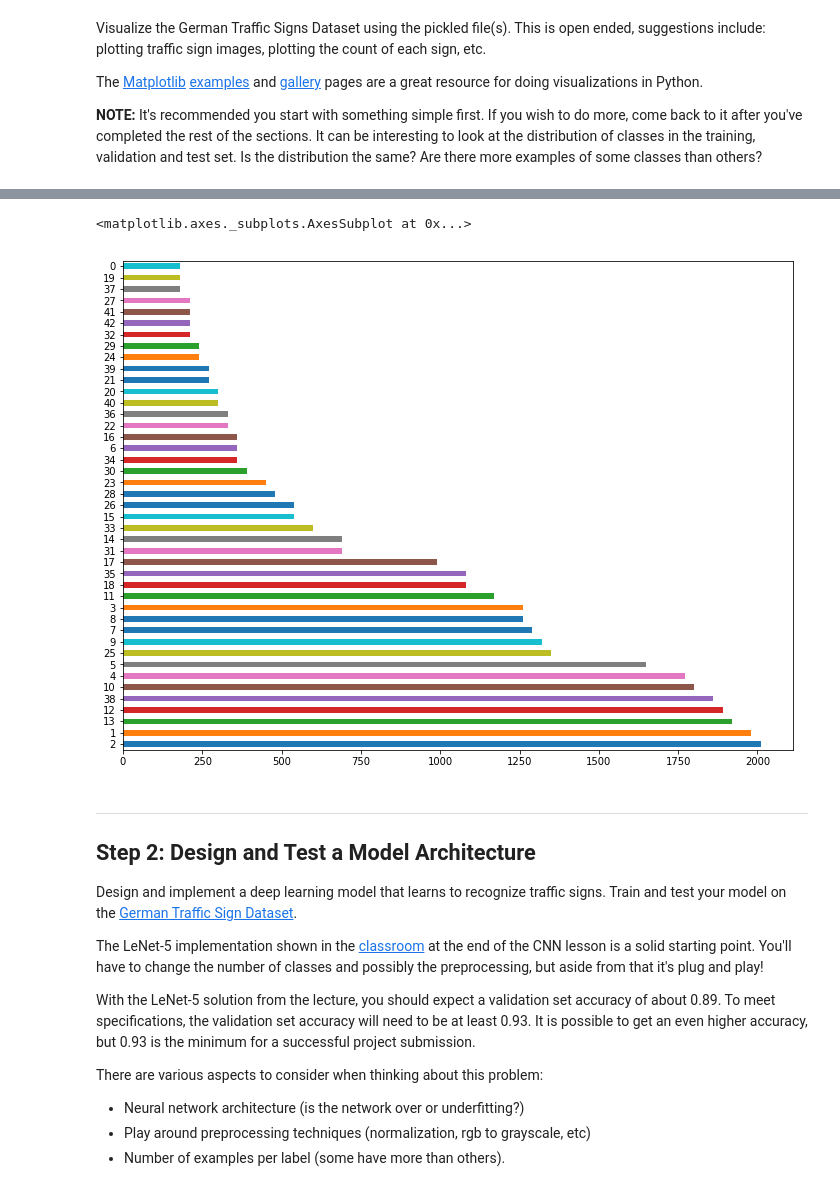
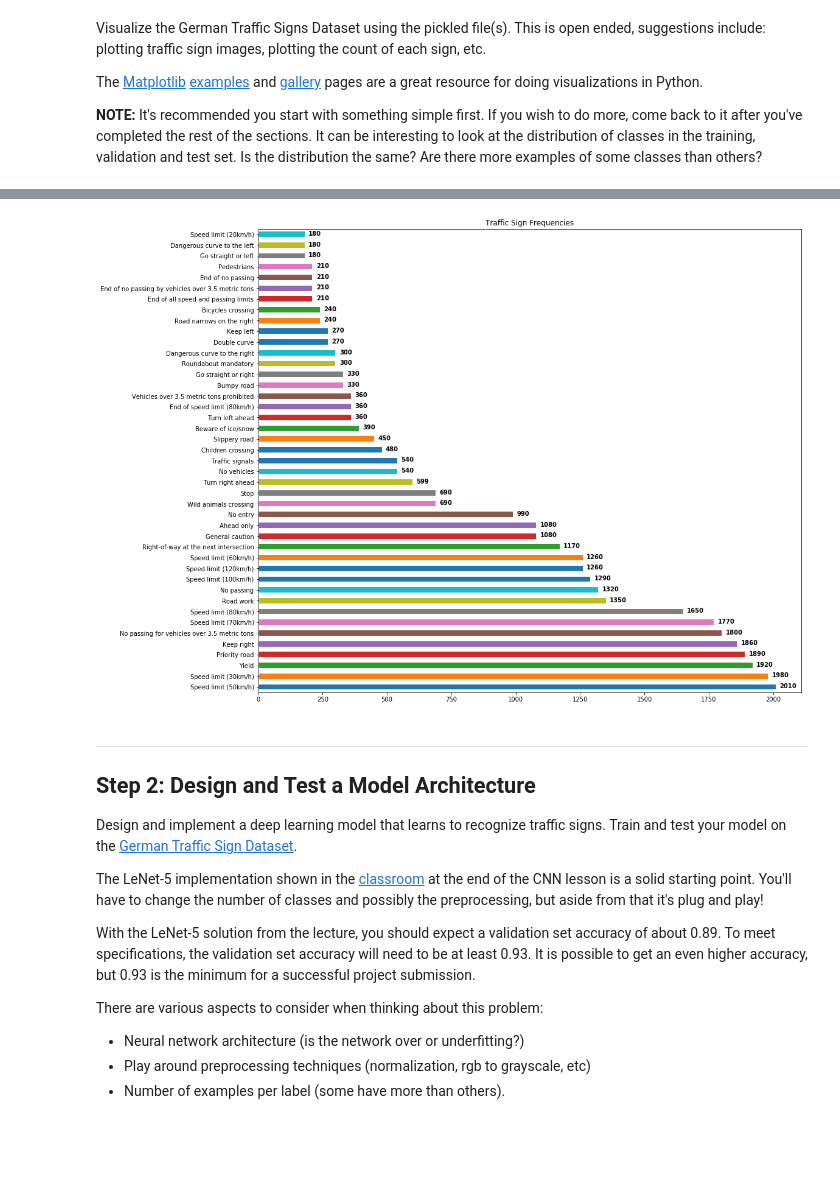
Before and after one commit to joseppii/Traffic-Sign-Classifier-Project, a Jupyter notebook: Traffic_Sign_Classifier.ipynb, the cells around one changed output, grey strips where cells are left out. Drawn from its saved outputs; the diff is of its cells as text; code cells hidden in the pictures; blank space fills up the shorter version.

```diff
--- a/Traffic_Sign_Classifier.ipynb
+++ b/Traffic_Sign_Classifier.ipynb
@@ -129,15 +129,21 @@ plt.show()
-# %%
-import pandas as pd
-fig, ax1 = plt.subplots(figsize=(12, 9))
-
-y_train_dataFrame = pd.DataFrame()
-y_train_dataFrame['labels'] = y_train_original
-
-
-y_train_dataFrame['labels'].value_counts().plot(kind='barh', ax=ax1)
-# %% [output]
-<matplotlib.axes._subplots.AxesSubplot at 0x...>
-[figure, removed]
+# %%
+import pandas as pd
+import os
+fig, ax1 = plt.subplots()
+
+y_train_dataFrame = pd.DataFrame()
+y_train_dataFrame['labels'] = y_train_original
+
+
+y_train_dataFrame['labels'].value_counts().plot(kind='barh', ax=ax1,figsize=(16, 14), title='Traffic Sign Frequencies')
+
+ax1.set_yticklabels(list(map(lambda x: class_names[x].get('SignName'), y_train_dataFrame['labels'].value_counts().index.tolist())))
+for i, v in enumerate(y_train_dataFrame['labels'].value_counts()):
+    ax1.text(v + 15, i -0.1, str(v), fontweight='bold')
+
+plt.savefig(os.path.join('class_freq.png'), dpi=300, format='png', bbox_inches='tight')
+# %% [output]
+[figure, added]
 # %% [markdown]
 ----
 
```
Also changed, not shown: parts of 14 cells of this notebook.
